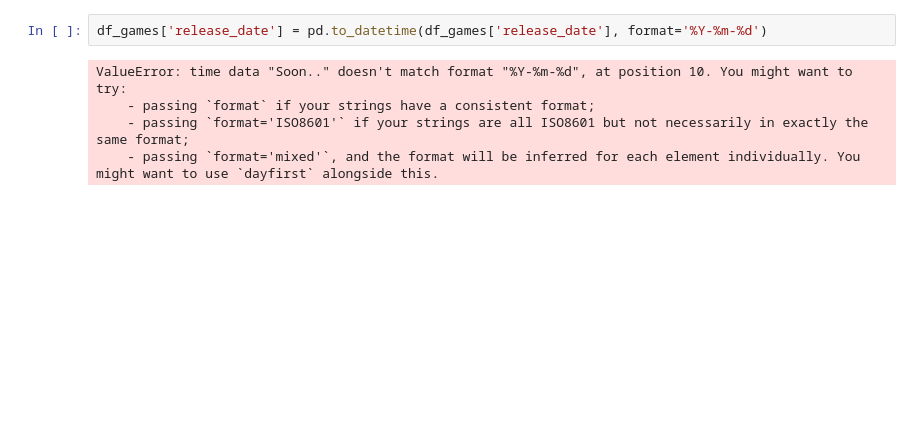
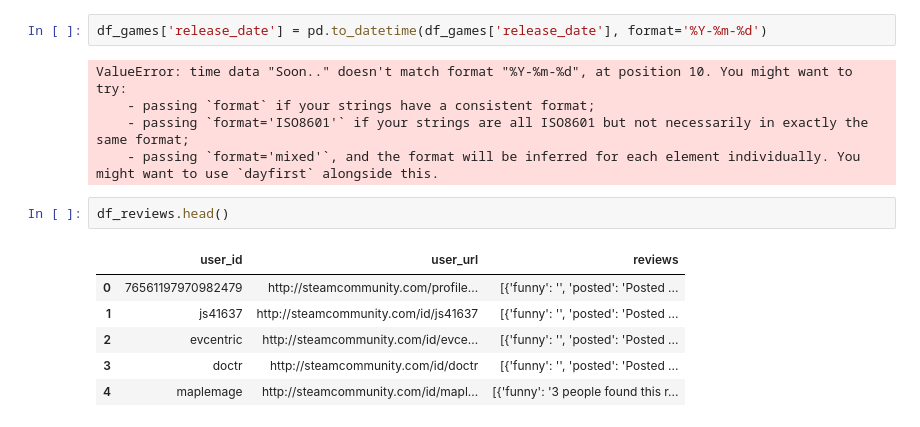
Before and after one commit to jmartindiaz/Sist_Recomendacion_Juegos_PT07, a Jupyter notebook: ETL.ipynb, the cells around one changed output. Cells and saved outputs as stored; diff of their text form; blank space fills up the shorter version.

```diff
--- a/ETL.ipynb
+++ b/ETL.ipynb
@@ -188,3 +161,12 @@ ValueError: time data "Soon.." doesn't match format "%Y-%m-%d", at position 10.
     - passing `format` if your strings have a consistent format;
     - passing `format='ISO8601'` if your strings are all ISO8601 but not necessarily in exactly the same format;
     - passing `format='mixed'`, and the format will be inferred for each element individually. You might want to use `dayfirst` alongside this.
+# %%
+df_reviews.head()
+# %% [output]
+|  | user_id | user_url | reviews |
+| 0 | 76561197970982479 | http://steamcommunity.com/profile... | [{'funny': '', 'posted': 'Posted ... |
+| 1 | js41637 | http://steamcommunity.com/id/js41637 | [{'funny': '', 'posted': 'Posted ... |
+| 2 | evcentric | http://steamcommunity.com/id/evce... | [{'funny': '', 'posted': 'Posted ... |
+| 3 | doctr | http://steamcommunity.com/id/doctr | [{'funny': '', 'posted': 'Posted ... |
+| 4 | maplemage | http://steamcommunity.com/id/mapl... | [{'funny': '3 people found this r... |
```
Also changed, not shown: parts of 14 cells of this notebook, 1 other file.
